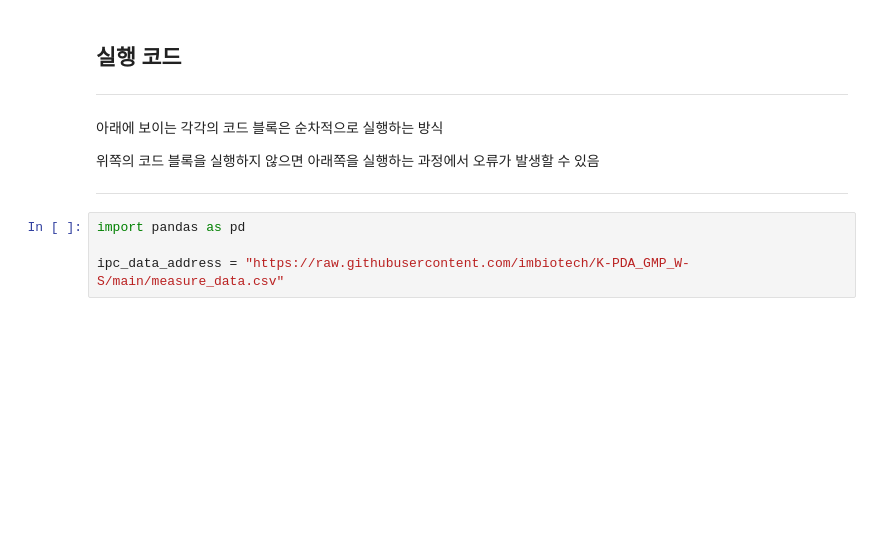
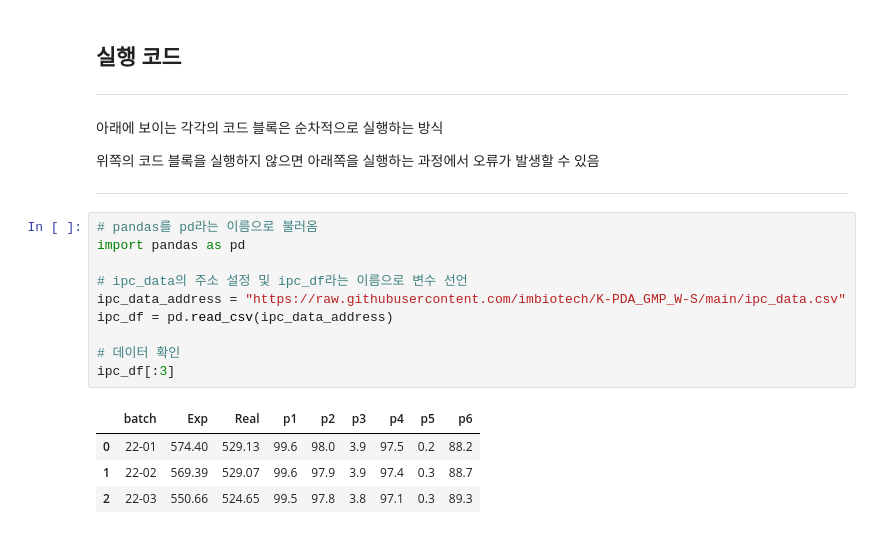
Before and after one commit to imbiotech/skbtML, a Jupyter notebook: k_pda_gmp_w_s.ipynb, the cells around one changed output. Drawn from its saved outputs; the diff is of its cells as text; blank space fills up the shorter version.

```diff
--- a/k_pda_gmp_w_s.ipynb
+++ b/k_pda_gmp_w_s.ipynb
@@ -371,6 +291,17 @@ measure_df[StartIndex:EndIndex+1]
 
 ---
 # %%
+# pandas를 pd라는 이름으로 불러옴
 import pandas as pd
 
-ipc_data_address = "https://raw.githubusercontent.com/imbiotech/K-PDA_GMP_W-S/main/measure_data.csv"
+# ipc_data의 주소 설정 및 ipc_df라는 이름으로 변수 선언
+ipc_data_address = "https://raw.githubusercontent.com/imbiotech/K-PDA_GMP_W-S/main/ipc_data.csv"
+ipc_df = pd.read_csv(ipc_data_address)
+
+# 데이터 확인
+ipc_df[:3]
+# %% [output]
+|  | batch | Exp | Real | p1 | p2 | p3 | p4 | p5 | p6 |
+| 0 | 22-01 | 574.40 | 529.13 | 99.6 | 98.0 | 3.9 | 97.5 | 0.2 | 88.2 |
+| 1 | 22-02 | 569.39 | 529.07 | 99.6 | 97.9 | 3.9 | 97.4 | 0.3 | 88.7 |
+| 2 | 22-03 | 550.66 | 524.65 | 99.5 | 97.8 | 3.8 | 97.1 | 0.3 | 89.3 |
```
Also changed, not shown: parts of 14 cells of this notebook, 1 other file.
